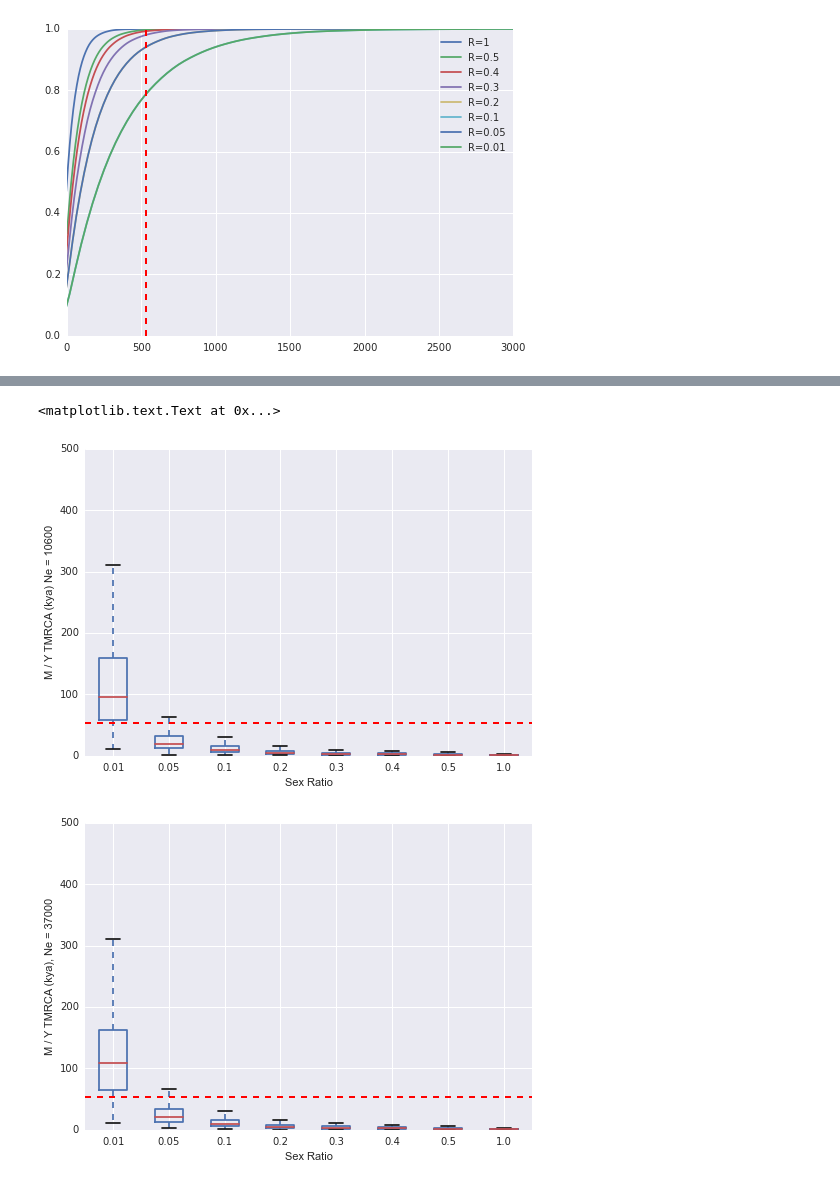
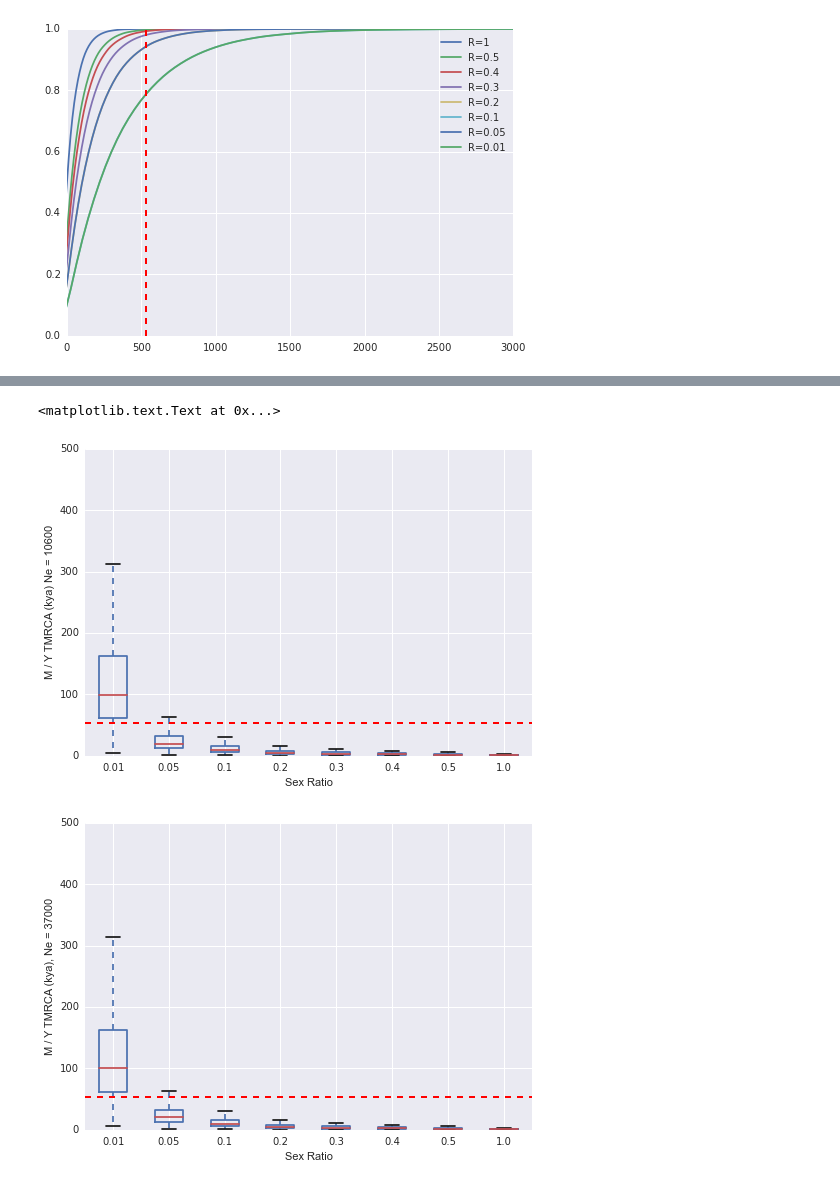
Before and after one commit to moetjens/ChimpY, a Jupyter notebook: TMRCA_Distribution.ipynb, the cells around one changed output, grey strips where cells are left out. Drawn from its saved outputs; the diff is of its cells as text; code cells hidden in the pictures.

```diff
--- a/TMRCA_Distribution.ipynb
+++ b/TMRCA_Distribution.ipynb
@@ -342,5 +342,5 @@ For R = 1.00, 0.0160 percent are greater than 529 ky
 # %%
-numDraws = 1000
+numDraws = 100000
 
 Ne = 10600
 
@@ -377,7 +377,7 @@ ratioPlot1.set_ylabel('M / Y TMRCA (kya) Ne = 10600')
 ratioPlot1.set_xlabel('Sex Ratio')
 
 
-numDraws = 1000
+numDraws = 100000
 
 Ne = 37000
 
@@ -387,32 +387,32 @@ rVals = [0.01,0.05,0.1,0.2,0.3,0.4,0.5,1]
 NeVals = {}
 ratio = {}
 for r in rVals:
     y,m = effectiveChroms(r,Ne)
     NeVals[r] = [y,m]
     ratio[r] = []
 
 # setup the lists
 for i in xrange(numDraws):
     for r in rVals:
         ytmrca = tmrca_k((NeVals[r][0]),100)*baka_g
         mtmrca = tmrca_k((NeVals[r][1]),100)*baka_g
         d = mtmrca/ytmrca
         ratio[r].append(d)
 
 # make plot
 
 ratioDF = pd.DataFrame(ratio)
 #ratioDF.describe()
 
 ratioPlot2 = ratioDF.plot(kind='box')
 obsRatio = 53.9
 
 plt.axhline(y=obsRatio, linewidth=2, color='red',linestyle='--')
 
 ratioPlot2.set_ylim([-0,500])
 ratioPlot2.set_ylabel('M / Y TMRCA (kya), Ne = 37000')
 ratioPlot2.set_xlabel('Sex Ratio')
 # %% [output]
 <matplotlib.text.Text at 0x...>
-[figure, old version]
+[figure, new version]
-[figure, old version]
+[figure, new version]
```
Also changed, not shown: parts of 17 cells of this notebook.
